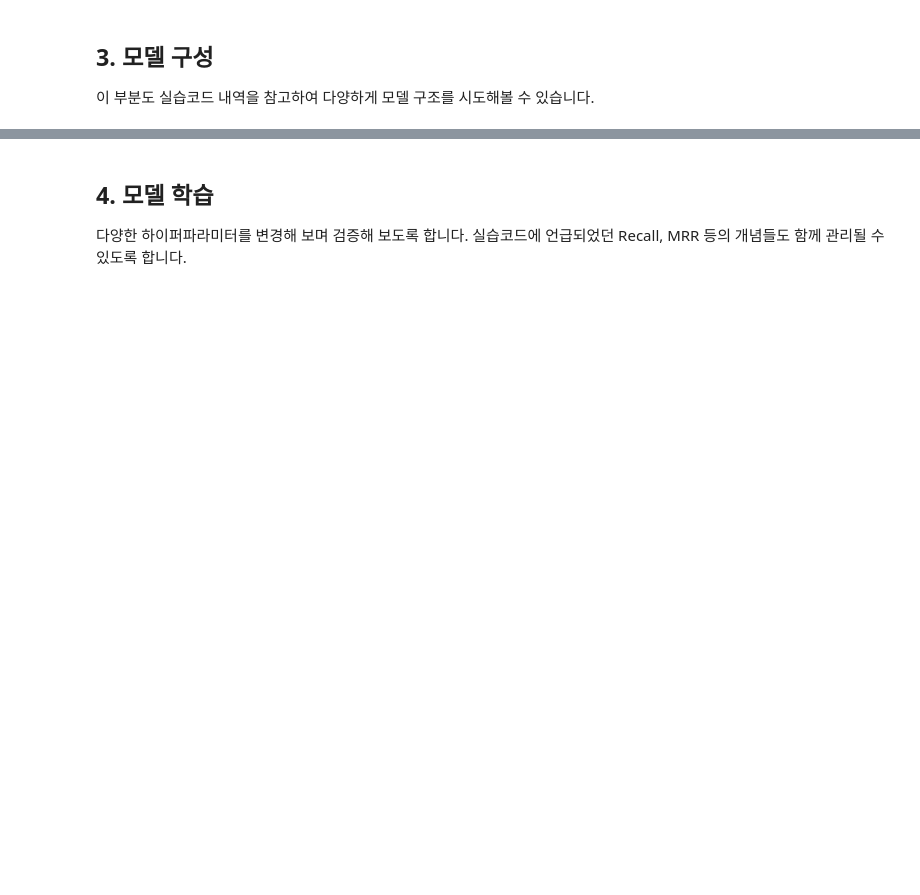
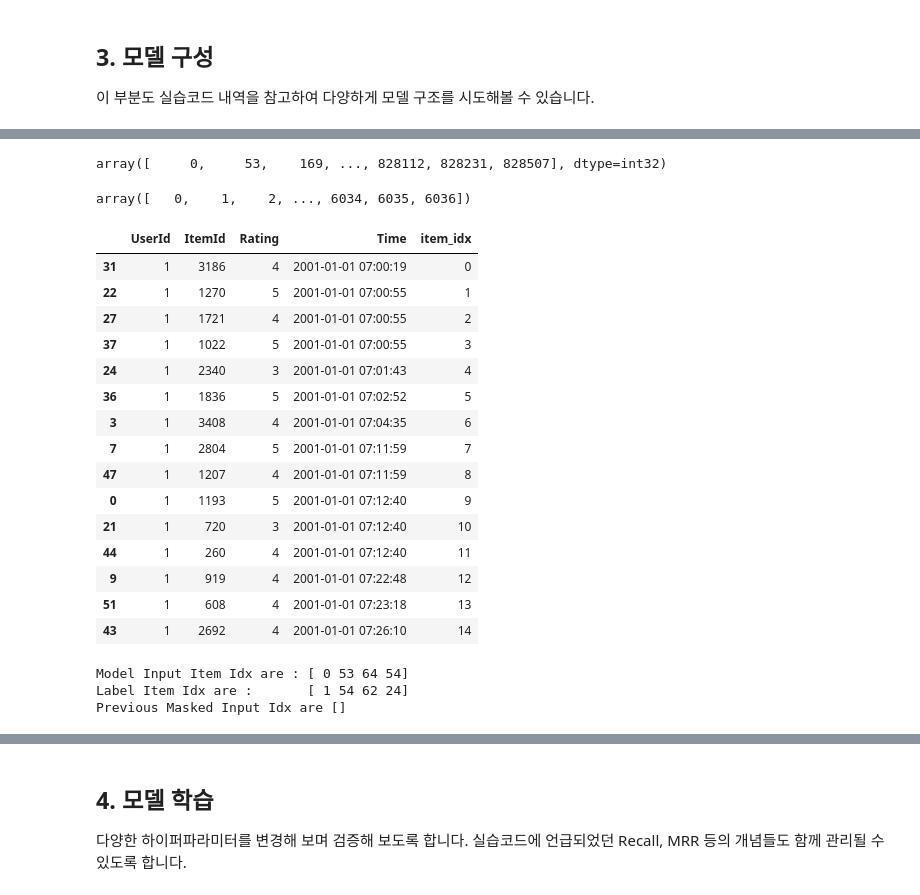
Before and after one commit to miinkang/AI_Project_AIFFEL, a Jupyter notebook: [E-17]Movielens_SBR.ipynb, the cells around one changed output, grey strips where cells are left out. Saved outputs shown, nothing was run; the diff lists cells and outputs as text; code cells hidden in the pictures; blank space fills up the shorter version.

```diff
--- a/[E-17]Movielens_SBR.ipynb
+++ b/[E-17]Movielens_SBR.ipynb
@@ -331,0 +301,3 @@ test[:-1].groupby('UserId').count().describe()
+# %%
+tr, test = split_by_date(data, n_days=90)
+tr, val = split_by_date(tr, n_days=90)
@@ -331,0 +338,11 @@ test[:-1].groupby('UserId').count().describe()
+# %%
+# train set에 없는 아이템이 val, test기간에 생길 수 있으므로 train data를 기준으로 인덱싱합니다.
+id2idx = {item_id : index for index, item_id in enumerate(tr['ItemId'].unique())}
+
+def indexing(df, id2idx):
+    df['item_idx'] = df['ItemId'].map(lambda x: id2idx.get(x, -1))  # id2idx에 없는 아이템은 모르는 값(-1) 처리 해줍니다.
+    return df
+
+tr = indexing(tr, id2idx)
+val = indexing(val, id2idx)
+test = indexing(test, id2idx)
@@ -332,3 +356,22 @@ test[:-1].groupby('UserId').count().describe()
 # %% [markdown]
 ## 3. 모델 구성
 이 부분도 실습코드 내역을 참고하여 다양하게 모델 구조를 시도해볼 수 있습니다.
+# %%
+class SessionDataset:
+    """Credit to yhs-968/pyGRU4REC."""
+
+    def __init__(self, data):
+        self.df = data
+        self.click_offsets = self.get_click_offsets()
+        self.session_idx = np.arange(self.df['UserId'].nunique())  # indexing to SessionId
+
+    def get_click_offsets(self):
+        """
+        Return the indexes of the first click of each session IDs,
+        """
+        offsets = np.zeros(self.df['UserId'].nunique() + 1, dtype=np.int32)
+        offsets[1:] = self.df.groupby('UserId').size().cumsum()
+        return offsets
+# %%
+tr_dataset = SessionDataset(tr)
+tr_dataset.df.head(10)
@@ -334,0 +390,8 @@ test[:-1].groupby('UserId').count().describe()
+# %%
+tr_dataset.click_offsets
+# %% [output]
+array([     0,     53,    169, ..., 828112, 828231, 828507], dtype=int32)
+# %%
+tr_dataset.session_idx
+# %% [output]
+array([   0,    1,    2, ..., 6034, 6035, 6036])
@@ -334,0 +458,20 @@ test[:-1].groupby('UserId').count().describe()
+# %%
+tr_data_loader = SessionDataLoader(tr_dataset, batch_size=4)
+tr_dataset.df.head(15)
+# %% [output]
+|  | UserId | ItemId | Rating | Time | item_idx |
+| 31 | 1 | 3186 | 4 | 2001-01-01 07:00:19 | 0 |
+| 22 | 1 | 1270 | 5 | 2001-01-01 07:00:55 | 1 |
+| 27 | 1 | 1721 | 4 | 2001-01-01 07:00:55 | 2 |
+| 37 | 1 | 1022 | 5 | 2001-01-01 07:00:55 | 3 |
+| 24 | 1 | 2340 | 3 | 2001-01-01 07:01:43 | 4 |
+| 36 | 1 | 1836 | 5 | 2001-01-01 07:02:52 | 5 |
+| 3 | 1 | 3408 | 4 | 2001-01-01 07:04:35 | 6 |
+| 7 | 1 | 2804 | 5 | 2001-01-01 07:11:59 | 7 |
+| 47 | 1 | 1207 | 4 | 2001-01-01 07:11:59 | 8 |
+| 0 | 1 | 1193 | 5 | 2001-01-01 07:12:40 | 9 |
+| 21 | 1 | 720 | 3 | 2001-01-01 07:12:40 | 10 |
+| 44 | 1 | 260 | 4 | 2001-01-01 07:12:40 | 11 |
+| 9 | 1 | 919 | 4 | 2001-01-01 07:22:48 | 12 |
+| 51 | 1 | 608 | 4 | 2001-01-01 07:23:18 | 13 |
+| 43 | 1 | 2692 | 4 | 2001-01-01 07:26:10 | 14 |
@@ -334,0 +480,9 @@ test[:-1].groupby('UserId').count().describe()
+# %%
+inputs, labels, mask =  next(iter_ex)
+print(f'Model Input Item Idx are : {inputs}')
+print(f'Label Item Idx are : {"":5} {labels}')
+print(f'Previous Masked Input Idx are {mask}')
+# %% [output]
+Model Input Item Idx are : [ 0 53 64 54]
+Label Item Idx are :       [ 1 54 62 24]
+Previous Masked Input Idx are []
```
Also changed, not shown: parts of 44 cells of this notebook.
